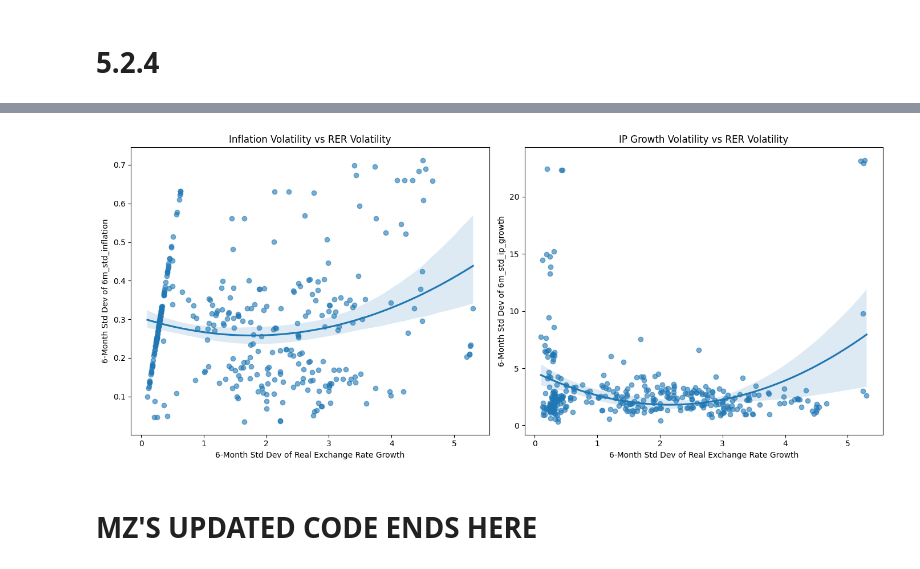
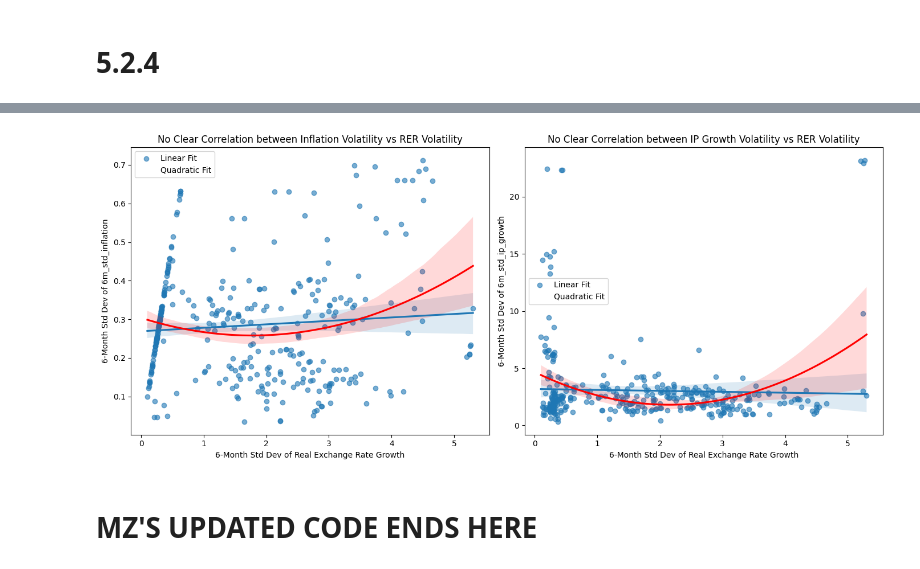
Before and after one commit to SparklyPlant/The-Grave-of-Ming, a Jupyter notebook: Code/NB1.ipynb, the cells around one changed output, grey strips where cells are left out. Cells and saved outputs as stored; diff of their text form; code cells hidden in the pictures.

Commit message:
New graph

```diff
--- a/Code/NB1.ipynb
+++ b/Code/NB1.ipynb
@@ -1274,8 +1268,10 @@ ip_growth_model = run_regression("6m_std_ip_growth", "6m_std_rer")
 fig, axes = plt.subplots(1, 2, figsize=(14, 6))
 
 for ax, dep_var, title in zip(axes, ["6m_std_inflation", "6m_std_ip_growth"],
-                              ["Inflation Volatility vs RER Volatility", "IP Growth Volatility vs RER Volatility"]):
-    sns.regplot(x=merged_df["6m_std_rer"], y=merged_df[dep_var], ax=ax, order=2, scatter_kws={'alpha':0.6})
+                              ["No Clear Correlation between Inflation Volatility vs RER Volatility", "No Clear Correlation between IP Growth Volatility vs RER Volatility"]):
+    sns.regplot(x=merged_df["6m_std_rer"], y=merged_df[dep_var], ax=ax, order=1, scatter_kws={'alpha':0.6}, label='Linear Fit')
+    sns.regplot(x=merged_df["6m_std_rer"], y=merged_df[dep_var], ax=ax, order=2, scatter_kws={'alpha':0}, label='Quadratic Fit', color='red')
+    ax.legend()
     ax.set_title(title)
     ax.set_xlabel("6-Month Std Dev of Real Exchange Rate Growth")
     ax.set_ylabel(f"6-Month Std Dev of {dep_var}")
@@ -1294,13 +1290,13 @@ Time:                        13:20:08   Log-Likelihood:                 191.33
 No. Observations:                 356   AIC:                            -378.7
 Df Residuals:                     354   BIC:                            -370.9
 Df Model:                           1
 Covariance Type:            nonrobust
 ... (36 lines left out)
 ==============================================================================
 
 Notes:
 [1] Standard Errors assume that the covariance matrix of the errors is correctly specified.
-[figure, old version]
+[figure, new version]
 # %% [markdown]
 # MZ'S UPDATED CODE ENDS HERE
 # %%
```
Also changed, not shown: parts of 7 cells of this notebook.
